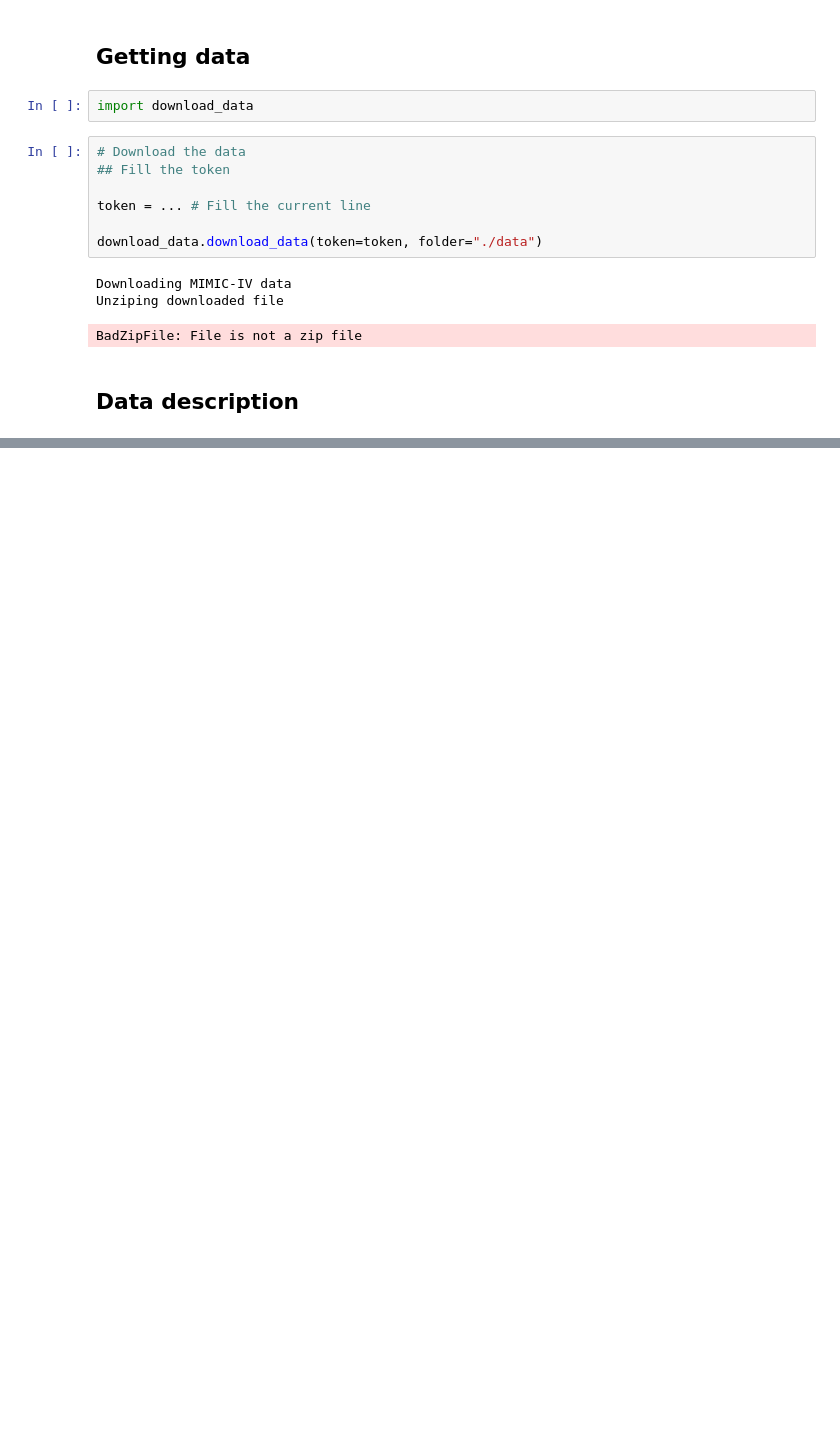
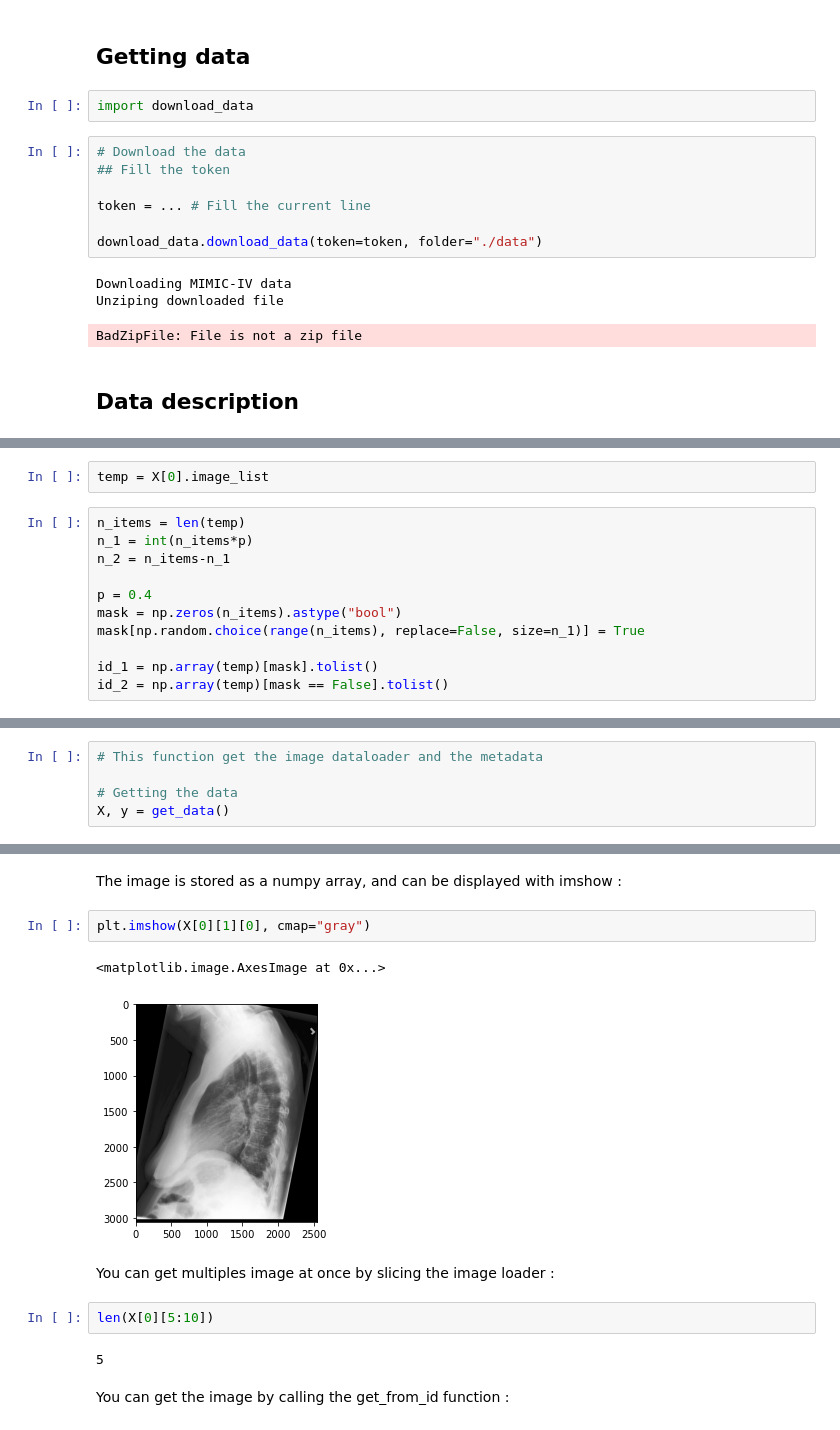
Before and after one commit to alibell/mimic_cxr_clustering, a Jupyter notebook: getting_started.ipynb, the cells around one changed output, grey strips where cells are left out. Drawn from its saved outputs; the diff is of its cells as text; blank space fills up the shorter version.

Commit message:
Creating getting started

```diff
--- a/getting_started.ipynb
+++ b/getting_started.ipynb
@@ -24,0 +34,13 @@ BadZipFile: File is not a zip file
+# %%
+temp = X[0].image_list
+# %%
+n_items = len(temp)
+n_1 = int(n_items*p)
+n_2 = n_items-n_1
+
+p = 0.4
+mask = np.zeros(n_items).astype("bool")
+mask[np.random.choice(range(n_items), replace=False, size=n_1)] = True
+
+id_1 = np.array(temp)[mask].tolist()
+id_2 = np.array(temp)[mask == False].tolist()
@@ -24,0 +199,5 @@ BadZipFile: File is not a zip file
+# %%
+# This function get the image dataloader and the metadata
+
+# Getting the data
+X, y = get_data()
@@ -24,0 +250,15 @@ BadZipFile: File is not a zip file
+# %% [markdown]
+The image is stored as a numpy array, and can be displayed with imshow :
+# %%
+plt.imshow(X[0][1][0], cmap="gray")
+# %% [output]
+<matplotlib.image.AxesImage at 0x...>
+[figure, added]
+# %% [markdown]
+You can get multiples image at once by slicing the image loader :
+# %%
+len(X[0][5:10])
+# %% [output]
+5
+# %% [markdown]
+You can get the image by calling the get_from_id function :
```
Also changed, not shown: parts of 36 cells of this notebook, 3 other files.
